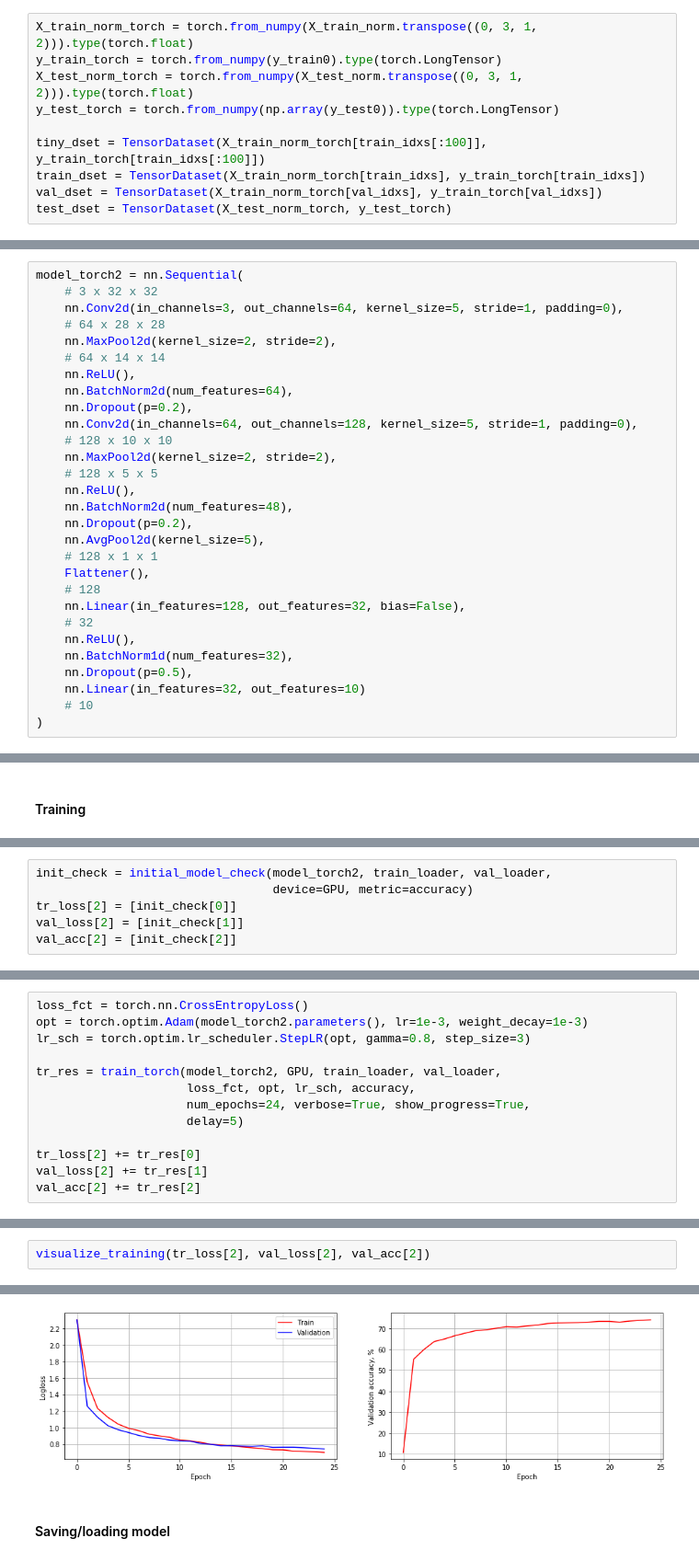
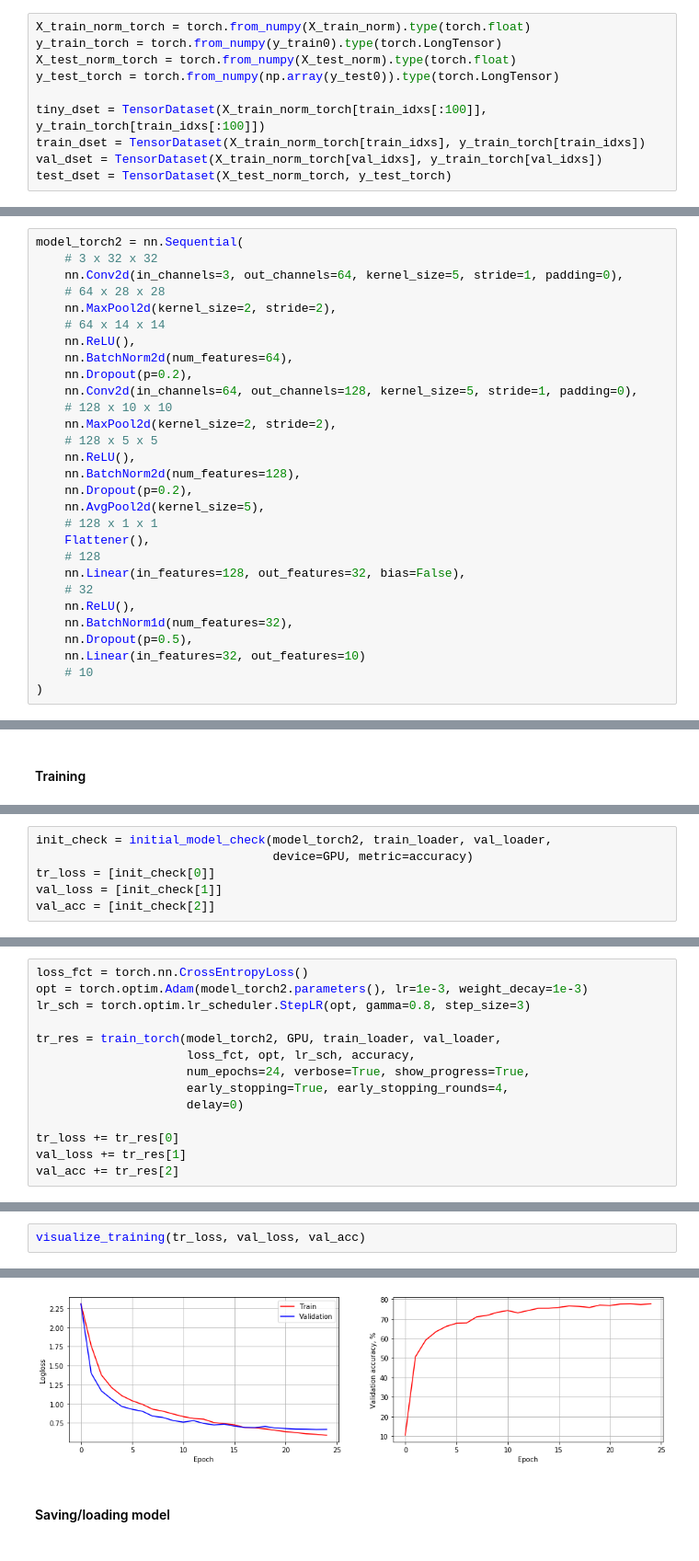
Before and after one commit to AlexS90/cs231n, a Jupyter notebook: assignment_2/asn2_pytorch.ipynb, the cells around one changed output, grey strips where cells are left out. Shown at 92% size. Drawn from its saved outputs; the diff is of its cells as text.

```diff
--- a/assignment_2/asn2_pytorch.ipynb
+++ b/assignment_2/asn2_pytorch.ipynb
@@ -136,9 +142,9 @@ GPU = torch.device('cuda: 0')
 # %% [markdown]
 Although we're working with images here - we won't be using any image-specific tools and data augmentations, so simple `TensorDataset` would be enough. One note: Torch prefers images to have dimensions as ($B$, $C$, $H$, $W$), so we need to transpose axes a little.
 # %%
-X_train_norm_torch = torch.from_numpy(X_train_norm.transpose((0, 3, 1, 2))).type(torch.float)
+X_train_norm_torch = torch.from_numpy(X_train_norm).type(torch.float)
 y_train_torch = torch.from_numpy(y_train0).type(torch.LongTensor)
-X_test_norm_torch = torch.from_numpy(X_test_norm.transpose((0, 3, 1, 2))).type(torch.float)
+X_test_norm_torch = torch.from_numpy(X_test_norm).type(torch.float)
 y_test_torch = torch.from_numpy(np.array(y_test0)).type(torch.LongTensor)
 
 tiny_dset = TensorDataset(X_train_norm_torch[train_idxs[:100]], y_train_torch[train_idxs[:100]])
@@ -312,7 +360,7 @@ model_torch2 = nn.Sequential(
     nn.MaxPool2d(kernel_size=2, stride=2),
     # 128 x 5 x 5
     nn.ReLU(),
-    nn.BatchNorm2d(num_features=48),
+    nn.BatchNorm2d(num_features=128),
     nn.Dropout(p=0.2),
     nn.AvgPool2d(kernel_size=5),
     # 128 x 1 x 1
@@ -357,7 +404,7 @@ Let's check how PyTorch model initializes.
 # %%
 init_check = initial_model_check(model_torch2, train_loader, val_loader,
                                  device=GPU, metric=accuracy)
-tr_loss[2] = [init_check[0]]
-val_loss[2] = [init_check[1]]
-val_acc[2] = [init_check[2]]
+tr_loss = [init_check[0]]
+val_loss = [init_check[1]]
+val_acc = [init_check[2]]
 # %% [output]
@@ -376,11 +419,12 @@ lr_sch = torch.optim.lr_scheduler.StepLR(opt, gamma=0.8, step_size=3)
 tr_res = train_torch(model_torch2, GPU, train_loader, val_loader,
                      loss_fct, opt, lr_sch, accuracy,
                      num_epochs=24, verbose=True, show_progress=True,
-                     delay=5)
+                     early_stopping=True, early_stopping_rounds=4,
+                     delay=0)
 
-tr_loss[2] += tr_res[0]
-val_loss[2] += tr_res[1]
-val_acc[2] += tr_res[2]
+tr_loss += tr_res[0]
+val_loss += tr_res[1]
+val_acc += tr_res[2]
 # %% [output]
 --------------------------------
 Epoch 1/24
@@ -442,3 +479,3 @@ Results are quite better. Let's see the graphs.
 # %%
-visualize_training(tr_loss[2], val_loss[2], val_acc[2])
+visualize_training(tr_loss, val_loss, val_acc)
 # %% [output]
@@ -446,4 +482,4 @@ Model 1 accuracy on test set: 73.88%
-[figure, old version]
+[figure, new version]
 # %% [markdown]
 #### Saving/loading model
 # %%
```
Also changed, not shown: parts of 58 cells of this notebook, 3 other files.
